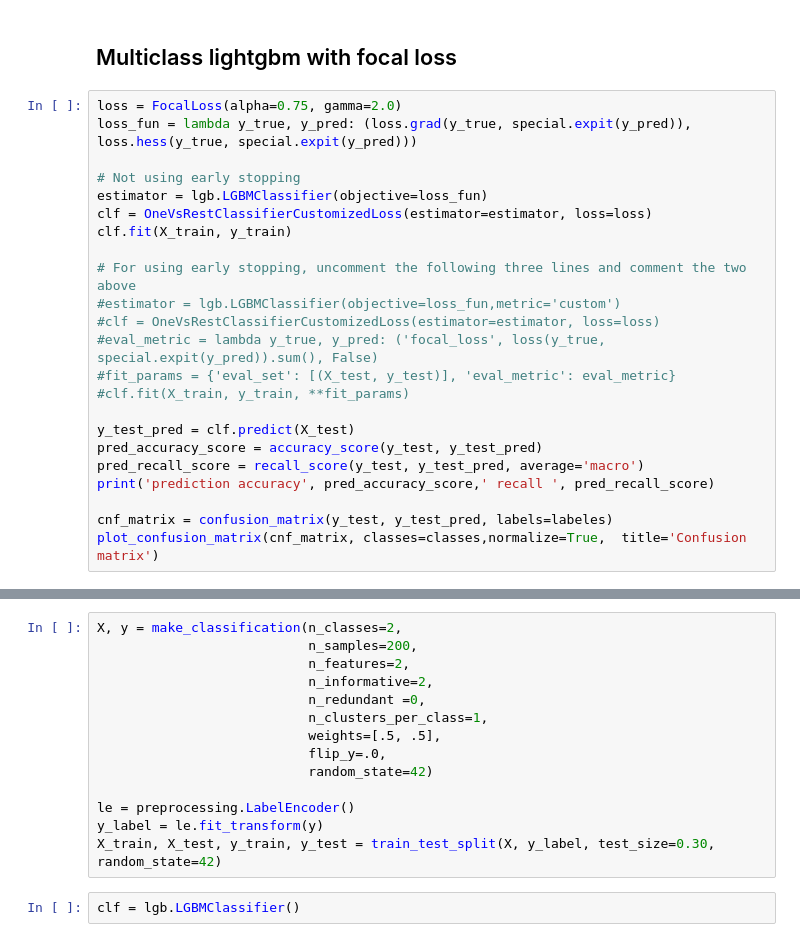
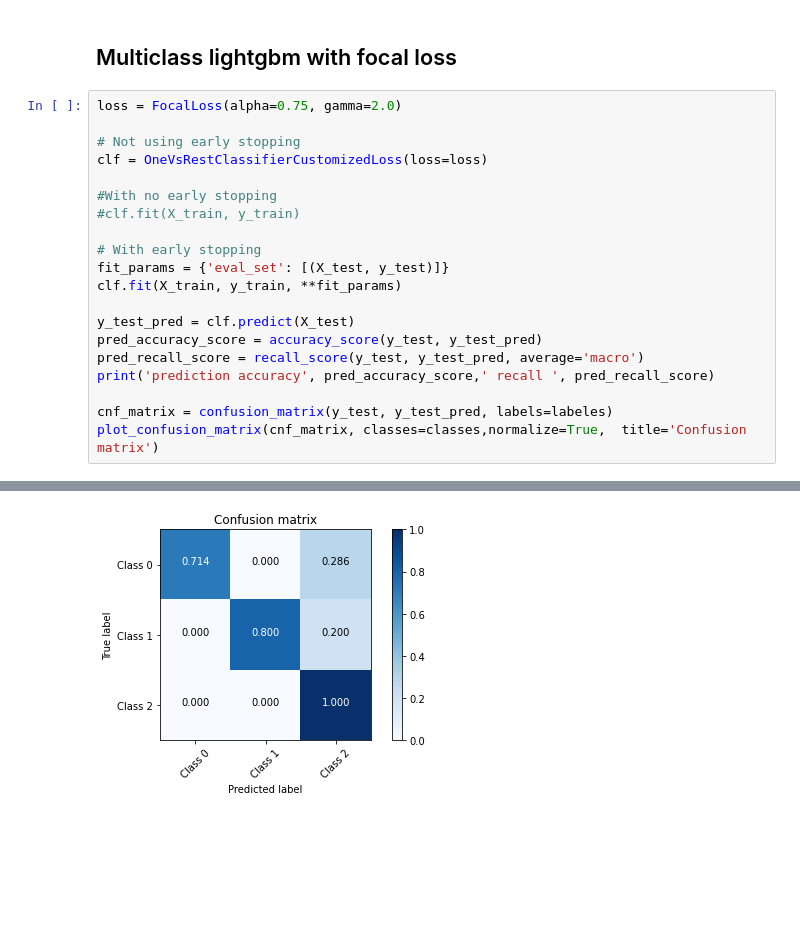
Before and after one commit to lucacarniato/multi-class-lightgbm-with-focal-loss, a Jupyter notebook: ComparingLightGBMClassifiers.ipynb, the cells around one changed output, grey strips where cells are left out. Drawn from its saved outputs; the diff is of its cells as text; blank space fills up the shorter version.

```diff
--- a/ComparingLightGBMClassifiers.ipynb
+++ b/ComparingLightGBMClassifiers.ipynb
@@ -88,19 +92,16 @@ LightGBMError: Number of class for initial score error
 ## Multiclass lightgbm with focal loss
 # %%
 loss = FocalLoss(alpha=0.75, gamma=2.0)
-loss_fun = lambda y_true, y_pred: (loss.grad(y_true, special.expit(y_pred)), loss.hess(y_true, special.expit(y_pred)))
 
 # Not using early stopping
-estimator = lgb.LGBMClassifier(objective=loss_fun)
-clf = OneVsRestClassifierCustomizedLoss(estimator=estimator, loss=loss)
-clf.fit(X_train, y_train)
+clf = OneVsRestClassifierCustomizedLoss(loss=loss)
 
-# For using early stopping, uncomment the following three lines and comment the two above
-#estimator = lgb.LGBMClassifier(objective=loss_fun,metric='custom')
-#clf = OneVsRestClassifierCustomizedLoss(estimator=estimator, loss=loss)
-#eval_metric = lambda y_true, y_pred: ('focal_loss', loss(y_true, special.expit(y_pred)).sum(), False)
-#fit_params = {'eval_set': [(X_test, y_test)], 'eval_metric': eval_metric}
-#clf.fit(X_train, y_train, **fit_params)
+#With no early stopping
+#clf.fit(X_train, y_train)
+
+# With early stopping
+fit_params = {'eval_set': [(X_test, y_test)]}
+clf.fit(X_train, y_train, **fit_params)
 
 y_test_pred = clf.predict(X_test)
 pred_accuracy_score = accuracy_score(y_test, y_test_pred)
@@ -109,3 +110,4 @@ print('prediction accuracy', pred_accuracy_score,' recall ', pred_recall_score)
 
 cnf_matrix = confusion_matrix(y_test, y_test_pred, labels=labeles)
 plot_confusion_matrix(cnf_matrix, classes=classes,normalize=True,  title='Confusion matrix')
+# %% [output]
@@ -112,16 +131 @@ plot_confusion_matrix(cnf_matrix, classes=classes,normalize=True,  title='Confus
+[figure, added]
-# %%
-X, y = make_classification(n_classes=2,
-                           n_samples=200,
-                           n_features=2,
-                           n_informative=2,
-                           n_redundant =0,
-                           n_clusters_per_class=1,
-                           weights=[.5, .5],
-                           flip_y=.0,
-                           random_state=42)
-
-le = preprocessing.LabelEncoder()
-y_label = le.fit_transform(y)
-X_train, X_test, y_train, y_test = train_test_split(X, y_label, test_size=0.30, random_state=42)
-# %%
-clf = lgb.LGBMClassifier()
```
Also changed, not shown: parts of 8 cells of this notebook, 3 other files.
